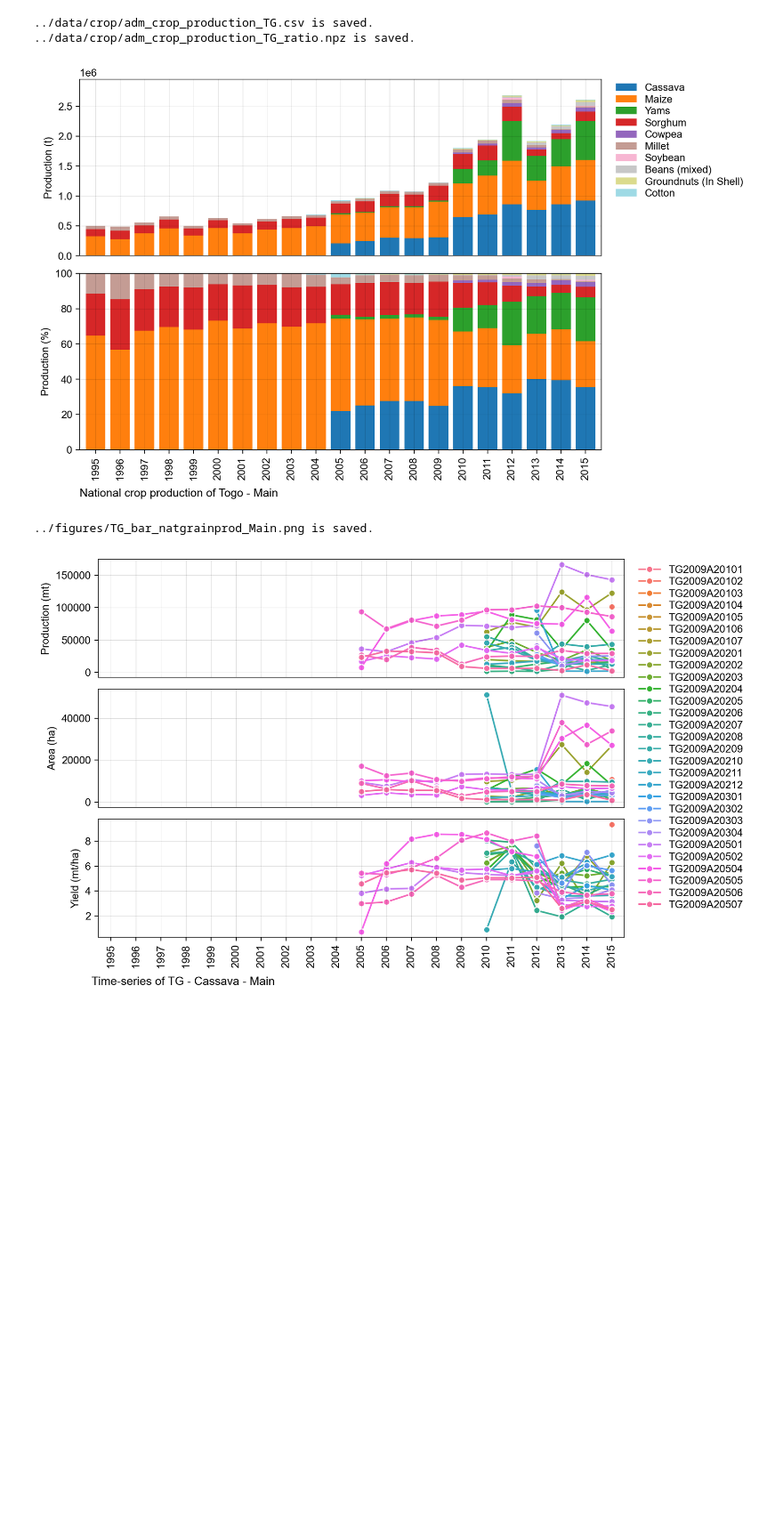
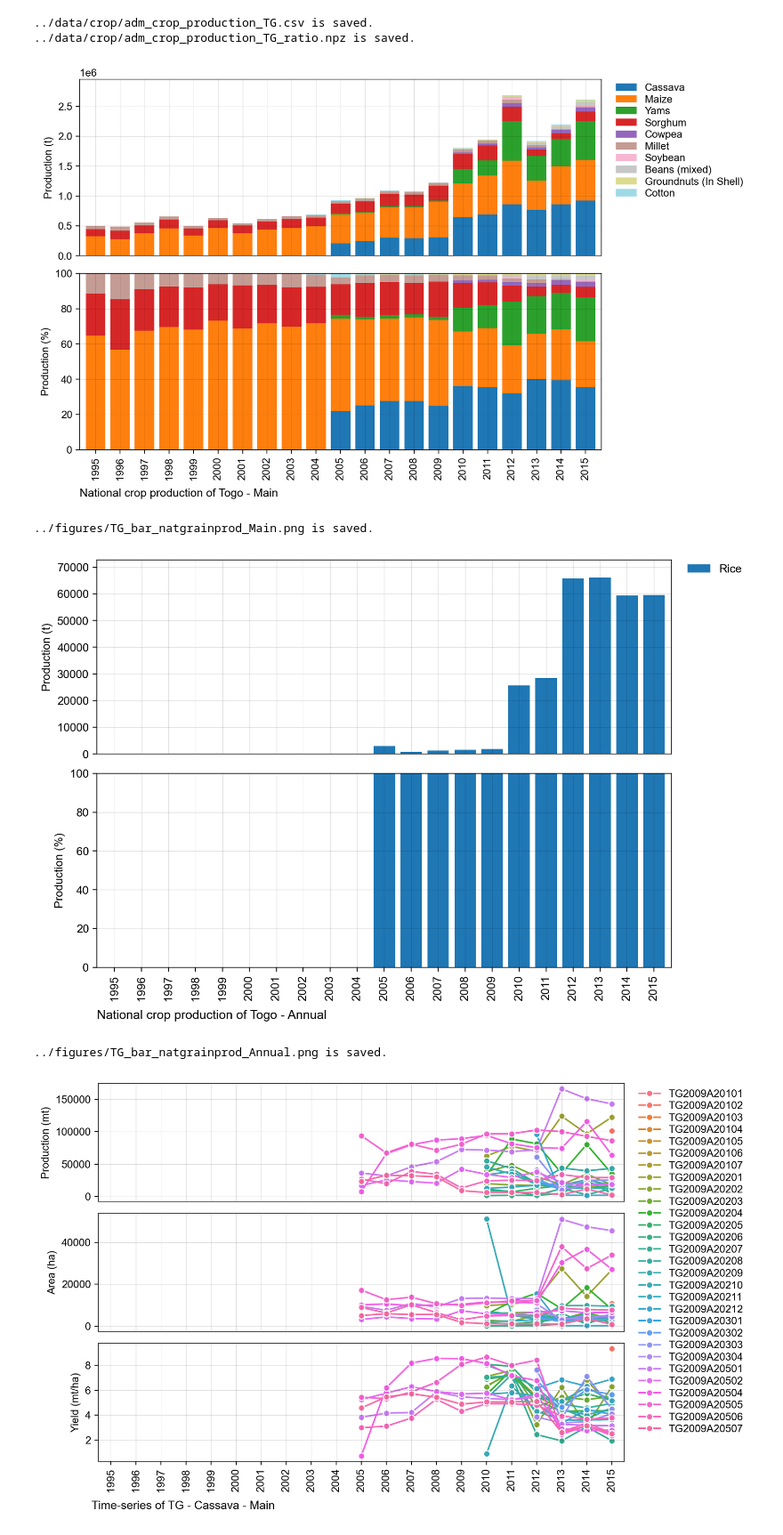
Before and after one commit to HarvestStat/HarvestStat, a Jupyter notebook: notebook/CropData_TG_Profile.ipynb, the cells around one changed output. Shown at 89% size. Drawn from its saved outputs; the diff is of its cells as text; code cells hidden in the pictures; blank space fills up the shorter version.

```diff
--- a/notebook/CropData_TG_Profile.ipynb
+++ b/notebook/CropData_TG_Profile.ipynb
@@ -243,18 +243,20 @@ save_npz('../data/crop/adm_crop_production_TG_ratio.npz', link_ratio)
 # %%
 # Bar chart of national crop production
 country_iso, country_name = 'TG', 'Togo'
 df = pd.read_csv('../data/crop/adm_crop_production_%s.csv' % country_iso, index_col=0)
 df = df[df['QC_flag'] == 0] # remove outliers
 df['year'] = df['harvest_year']
 year = [df['year'].min(), df['year'].max()]
-for season_name in ['Main']:
+for season_name in ['Main','Annual']:
     footnote = 'National crop production of %s - %s' % (country_name, season_name)
     fn_save = '../figures/%s_bar_natgrainprod_%s.png' % (country_iso, season_name)
     sub = df[df['season_name'] == season_name]
     PlotBarProduction(sub, year, footnote, fn_save)
 # %% [output]
 [figure]
 ../figures/TG_bar_natgrainprod_Main.png is saved.
+[figure, added]
+../figures/TG_bar_natgrainprod_Annual.png is saved.
 # %%
 # Lineplot of Production-Area-Yield time-series
 country_iso, country_name = 'TG', 'Togo'
```
Also changed, not shown: 19 other files.
